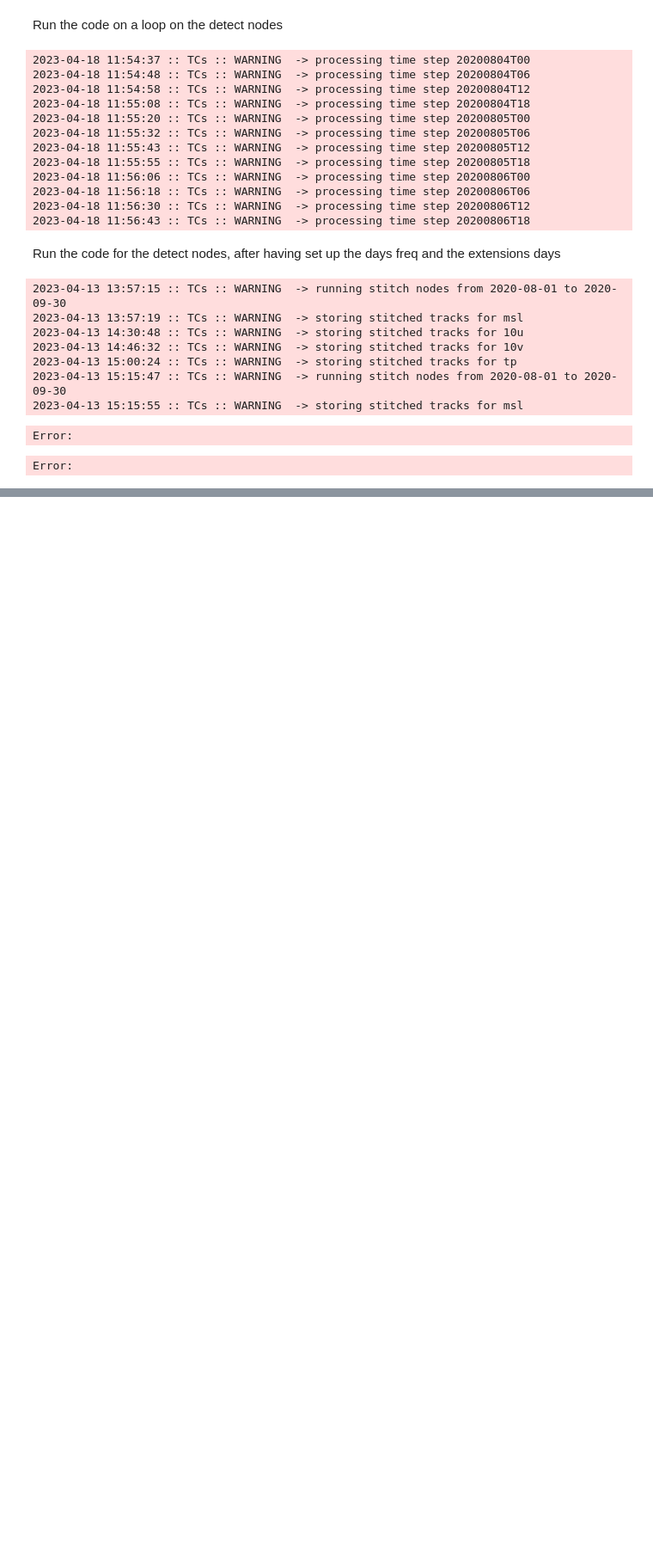
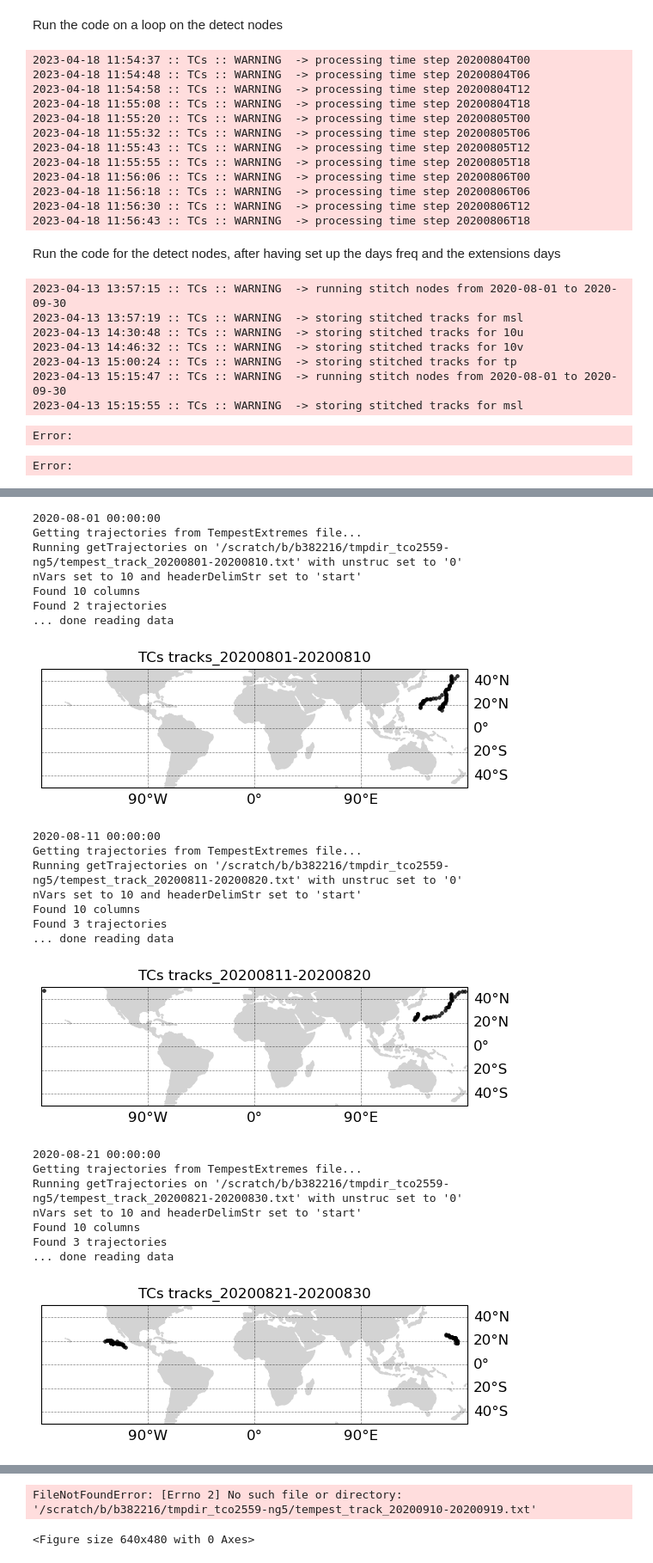
Before and after one commit to DestinE-Climate-DT/AQUA, a Jupyter notebook: diagnostics/tempest/notebooks/TCs_class.ipynb, the cells around one changed output, grey strips where cells are left out. Shown at 86% size. Drawn from its saved outputs; the diff is of its cells as text; code cells hidden in the pictures; blank space fills up the shorter version.

```diff
--- a/diagnostics/tempest/notebooks/TCs_class.ipynb
+++ b/diagnostics/tempest/notebooks/TCs_class.ipynb
@@ -139,6 +154,35 @@ for var in tdict['varlist']:
 # %%
+import xarray as xr
+import os
+from plotting_TCs import plot_trajectories
 # loop on each time stamp in dates
-for block in pd.date_range(start=tdict['time']['start_date'], end_date=tdict['time']['end_date'], freq=str(n_days_freq)+'D'):
-    dates = pd.date_range(start=block, periods=n_days_freq, freq='D')
-    track_file = os.path.join(tdict['paths']['plotting'], f'tempest_track_{block.strftime("%Y%m%d")}-{dates[-1].strftime("%Y%m%d")}.txt')
-    plot_trajectories(track_file, tdict['paths']['plotting'], block, dates)
+for block in pd.date_range(start=tdict['time']['startdate'], end=tdict['time']['enddate'], freq=str(10)+'D'):
+    print (block)
+    dates = pd.date_range(start=block, periods=10)
+    track_file = os.path.join(tdict['paths']['tmpdir'], f"tempest_track_{dates[0].strftime('%Y%m%d')}-{dates[-1].strftime('%Y%m%d')}.txt")
+    plot_trajectories(track_file, tdict['paths']['plotdir'], block, dates)
+# %% [output]
+2020-08-01 00:00:00
+Getting trajectories from TempestExtremes file...
+Running getTrajectories on '/scratch/b/b382216/tmpdir_tco2559-ng5/tempest_track_20200801-20200810.txt' with unstruc set to '0'
+nVars set to 10 and headerDelimStr set to 'start'
+Found 10 columns
+Found 2 trajectories
+... done reading data
+[figure, added]
+2020-08-11 00:00:00
+Getting trajectories from TempestExtremes file...
+Running getTrajectories on '/scratch/b/b382216/tmpdir_tco2559-ng5/tempest_track_20200811-20200820.txt' with unstruc set to '0'
+nVars set to 10 and headerDelimStr set to 'start'
+Found 10 columns
+Found 3 trajectories
+... done reading data
+[figure, added]
+2020-08-21 00:00:00
+Getting trajectories from TempestExtremes file...
+Running getTrajectories on '/scratch/b/b382216/tmpdir_tco2559-ng5/tempest_track_20200821-20200830.txt' with unstruc set to '0'
+nVars set to 10 and headerDelimStr set to 'start'
+Found 10 columns
+Found 3 trajectories
+... done reading data
+[figure, added]
@@ -144,0 +201,2 @@ for block in pd.date_range(start=tdict['time']['start_date'], end_date=tdict['ti
+FileNotFoundError: [Errno 2] No such file or directory: '/scratch/b/b382216/tmpdir_tco2559-ng5/tempest_track_20200910-20200919.txt'
+<Figure size 640x480 with 0 Axes>
```
Also changed, not shown: parts of 4 cells of this notebook, 1 other file.
